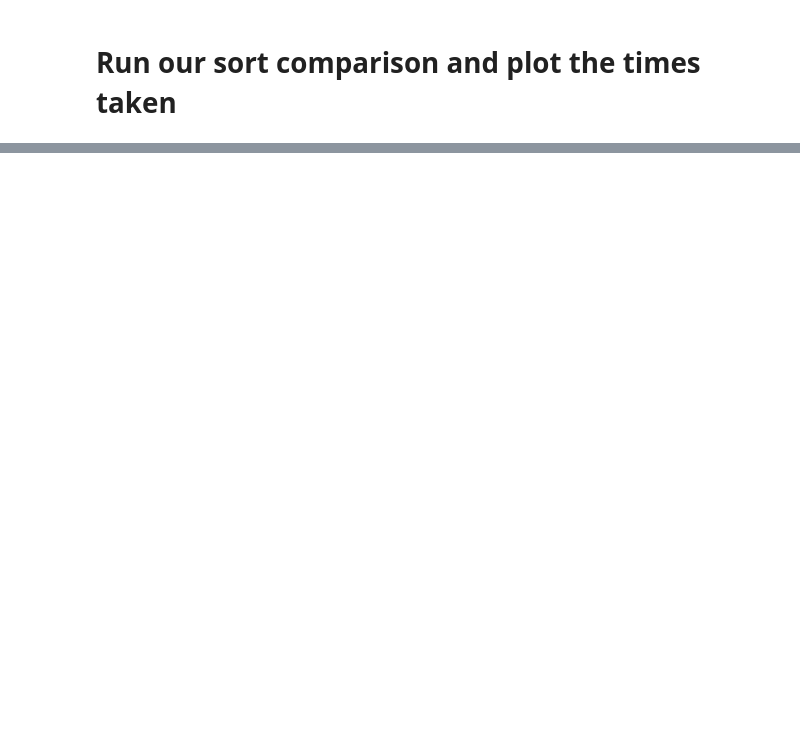
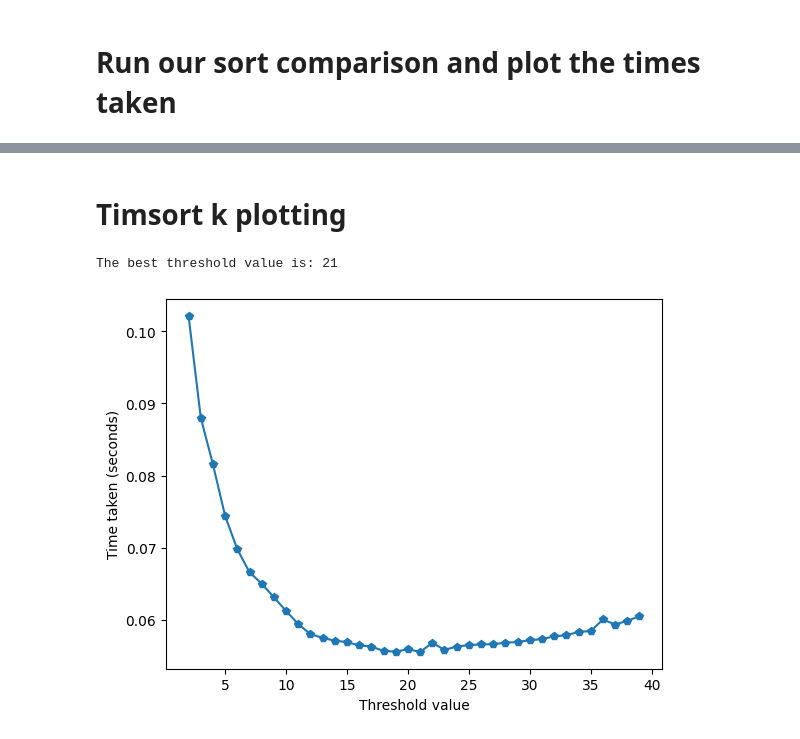
Before and after one commit to christianwilkins/431-writeup-repo, a Jupyter notebook: test.ipynb, the cells around one changed output, grey strips where cells are left out. Drawn from its saved outputs; the diff is of its cells as text; code cells hidden in the pictures; blank space fills up the shorter version.

```diff
--- a/test.ipynb
+++ b/test.ipynb
@@ -213,0 +219,61 @@ Note: you may need to restart the kernel to use updated packages.
+# %% [markdown]
+# Timsort k plotting
+# %%
+# k sizes
+k_sizes = list(range(2, 40))
+
+k_values = []
+time_values = []
+
+def buncha_sorts(k):
+    # We will run the function 20 times (Edit below)
+    number_of_runs = 20
+
+    # generate a list of sizes, from 2 to 1000 (Edit below)
+    sizes = list(range(2, 100))
+
+    timsort_total = 0
+
+    for size in sizes:
+        # Generate a random list of size `size`
+        arr = generate_random_list(size)
+
+        # Wrap the functions in a lambda to prevent it from being executed
+        # when passed to timeit
+        my_function3 = lambda: hybrid_merge_sort(arr.copy(), 0, len(arr) - 1, k)
+
+        # Calculate the average time taken for both functions
+        duration3 = timeit.timeit(my_function3, number=number_of_runs)
+        time_per_run3 = duration3 / number_of_runs
+
+        # Update lists for plotting
+        timsort_total += time_per_run3
+
+
+for k in k_sizes:
+    number_of_runs = 20
+
+    my_function = lambda: buncha_sorts(k)
+
+    duration = timeit.timeit(my_function, number=number_of_runs)
+    time_per_run = duration / number_of_runs
+
+    k_values.append(k)
+    time_values.append(time_per_run)
+
+for i in range(len(time_values)):
+    if time_values[i] is min(time_values):
+        print("The best threshold value is:", k_values[i])
+
+# Plot the performance of hybrid sort
+plt.plot(k_values, time_values, label="Hybrid Sort", marker='p')
+
+# Add labels and title
+plt.xlabel("Threshold value")
+plt.ylabel("Time taken (seconds)")
+
+# Show plot
+plt.show()
+# %% [output]
+The best threshold value is: 21
+[figure, added]
```
Also changed, not shown: parts of 2 cells of this notebook.
